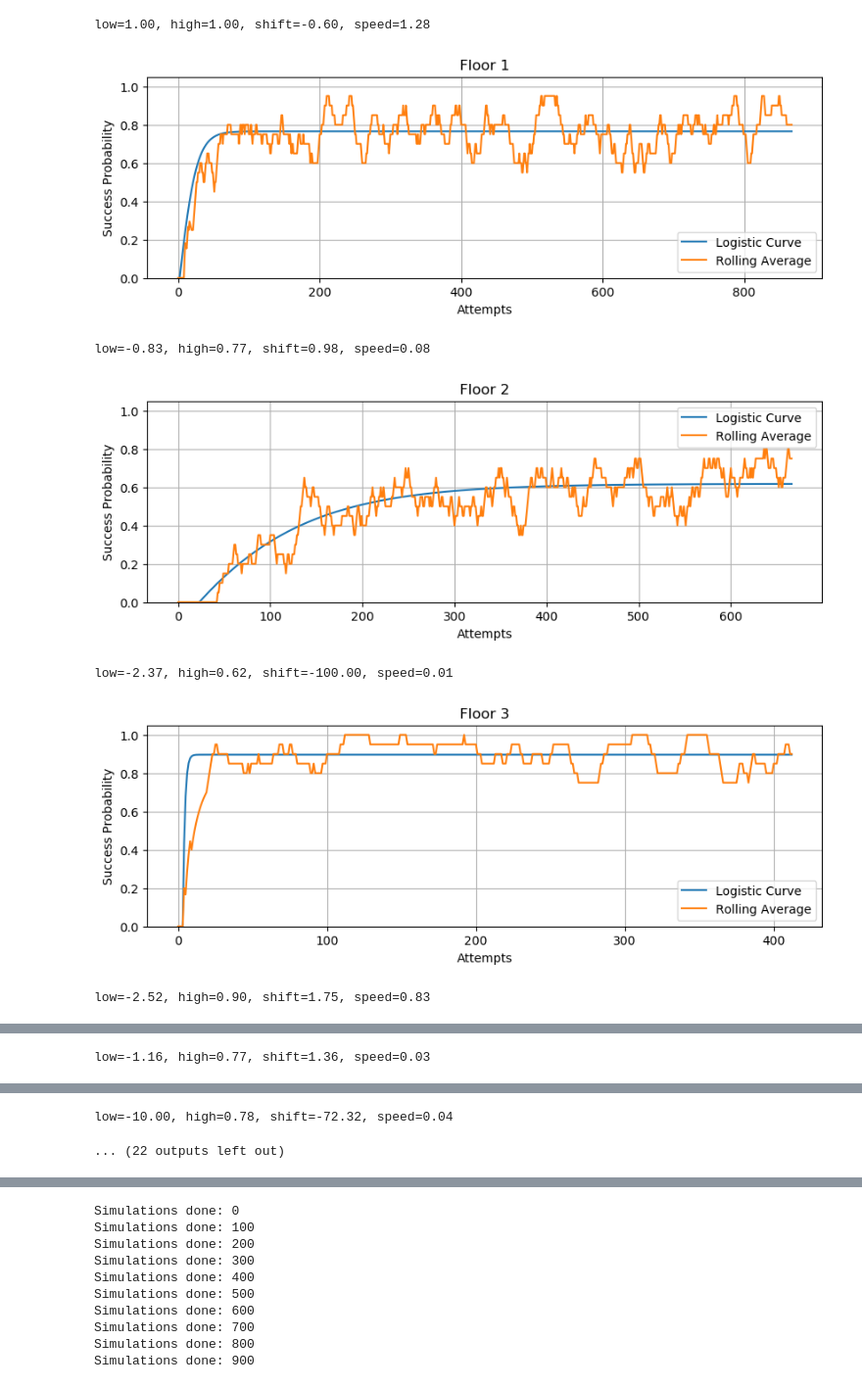
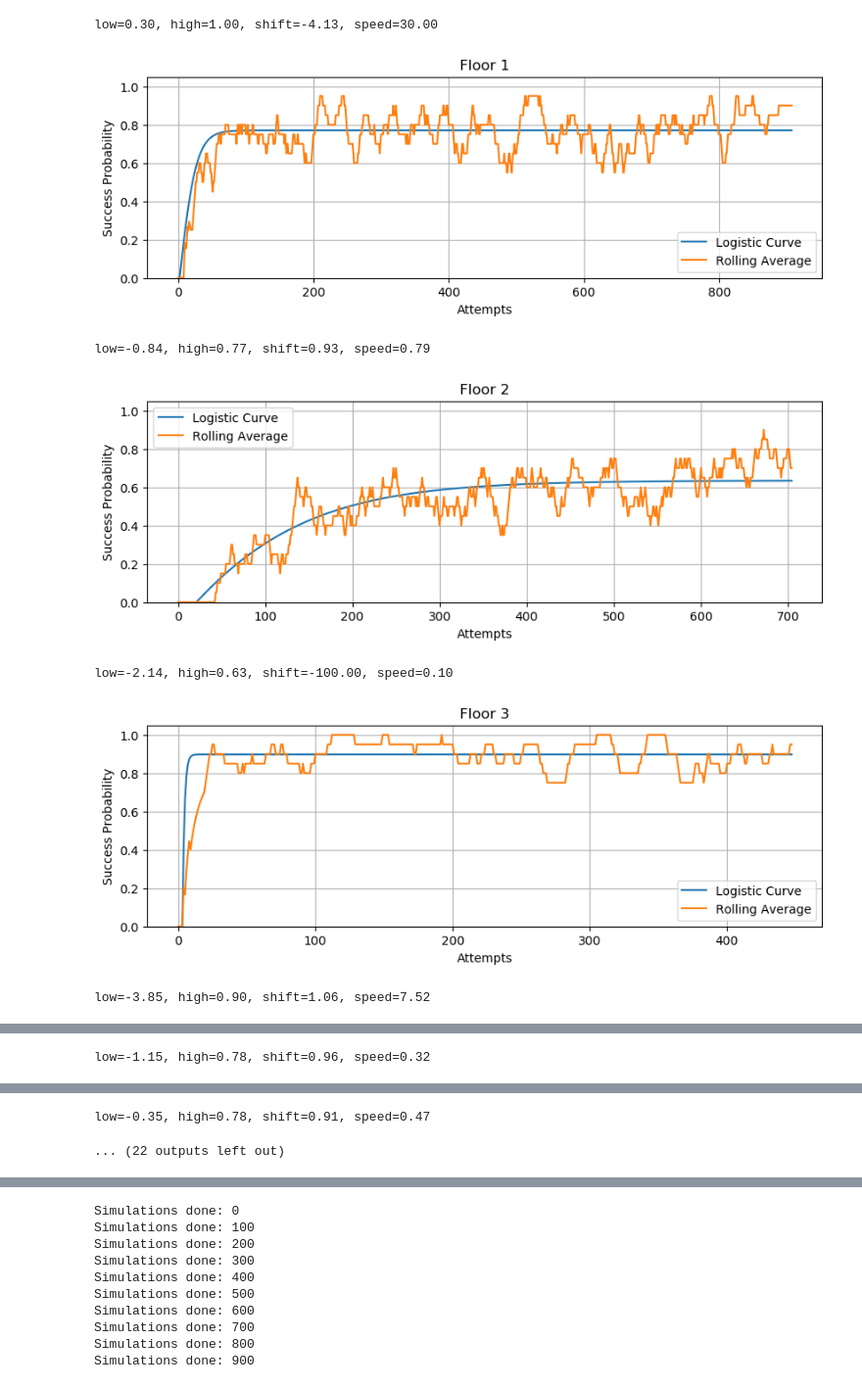
Before and after one commit to NLogSpace/deepdip2, a Jupyter notebook: notebook.ipynb, the cells around one changed output, grey strips where cells are left out. Shown at 98% size. Saved outputs shown, nothing was run; the diff lists cells and outputs as text; code cells hidden in the pictures.

```diff
--- a/notebook.ipynb
+++ b/notebook.ipynb
@@ -69,7 +69,7 @@ def exp_smoothing_average(sequence, alpha=0.05):
     return avg
 
 def logistic_curve(n, low, high, shift, speed):
-    return low + (high-low) / (1 + np.exp(-speed * (n-shift)))
+    return low + (high-low) / (1 + np.exp(-0.1*speed * (n-shift)))
 
 def loss_logistic(params, sequence):
     low, high, shift, speed = params
@@ -122,7 +122,7 @@ class Floor:
 
         # Train model
         initial_params = [0.0, 0.7, 0.9, 0.9]
-        bounds = [(-10, 1), (0, 1), (-100, 300), (0, 30)]
+        bounds = [(-10, 0.3), (0, 1), (-100, 300), (0, 30)]
         result = minimize(neg_log_likelihood, initial_params, args=(obj.successes,), bounds=bounds, method='L-BFGS-B')
         #result = minimize(loss_logistic, initial_params, args=(obj.prob,), method='L-BFGS-B')
         if result.success:
@@ -211,9 +212,9 @@ Floor 12 NOT reached yet, 131 hours.
 # %%
 floors = []
-for i in range(11):
+for i in range(12):
     floors.append(Floor.from_data(wirtual_flat, i))
 
-for i in range(11, 17):
+for i in range(12, 17):
     floors.append(Floor.from_params(i, -0.77, 0.78, -7.32, 0.1))
 
 for floor in floors:
@@ -224,7 +225,7 @@ for floor in floors:
-low=1.00, high=1.00, shift=-0.60, speed=1.28
+low=0.30, high=1.00, shift=-4.13, speed=30.00
-[figure, old version]
+[figure, new version]
-low=-0.83, high=0.77, shift=0.98, speed=0.08
+low=-0.84, high=0.77, shift=0.93, speed=0.79
-[figure, old version]
+[figure, new version]
-low=-2.37, high=0.62, shift=-100.00, speed=0.01
+low=-2.14, high=0.63, shift=-100.00, speed=0.10
-[figure, old version]
+[figure, new version]
-low=-2.52, high=0.90, shift=1.75, speed=0.83
+low=-3.85, high=0.90, shift=1.06, speed=7.52
@@ -232 +233 @@ low=-2.52, high=0.90, shift=1.75, speed=0.83
-low=-1.16, high=0.77, shift=1.36, speed=0.03
+low=-1.15, high=0.78, shift=0.96, speed=0.32
@@ -234,4 +235,4 @@ low=-1.16, high=0.77, shift=1.36, speed=0.03
-low=-10.00, high=0.78, shift=-72.32, speed=0.04
+low=-0.35, high=0.78, shift=0.91, speed=0.47
 ... (22 outputs left out)
 # %%
 fail_distribution_matrix = []
```
Also changed, not shown: parts of 7 cells of this notebook, 1 other file.
